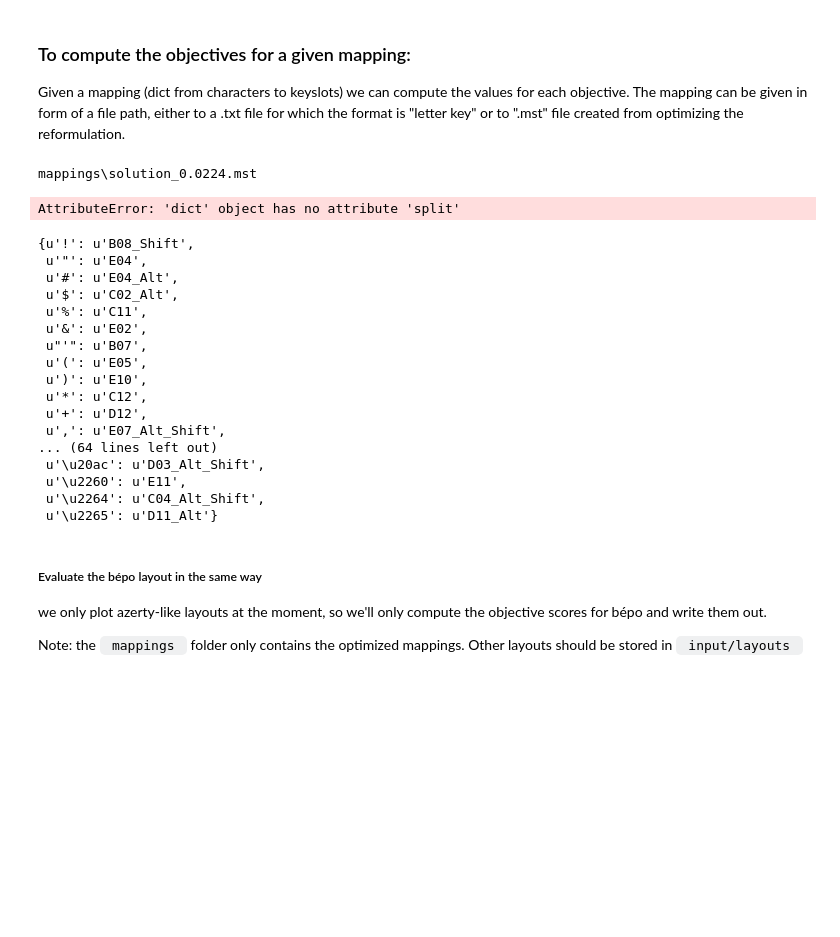
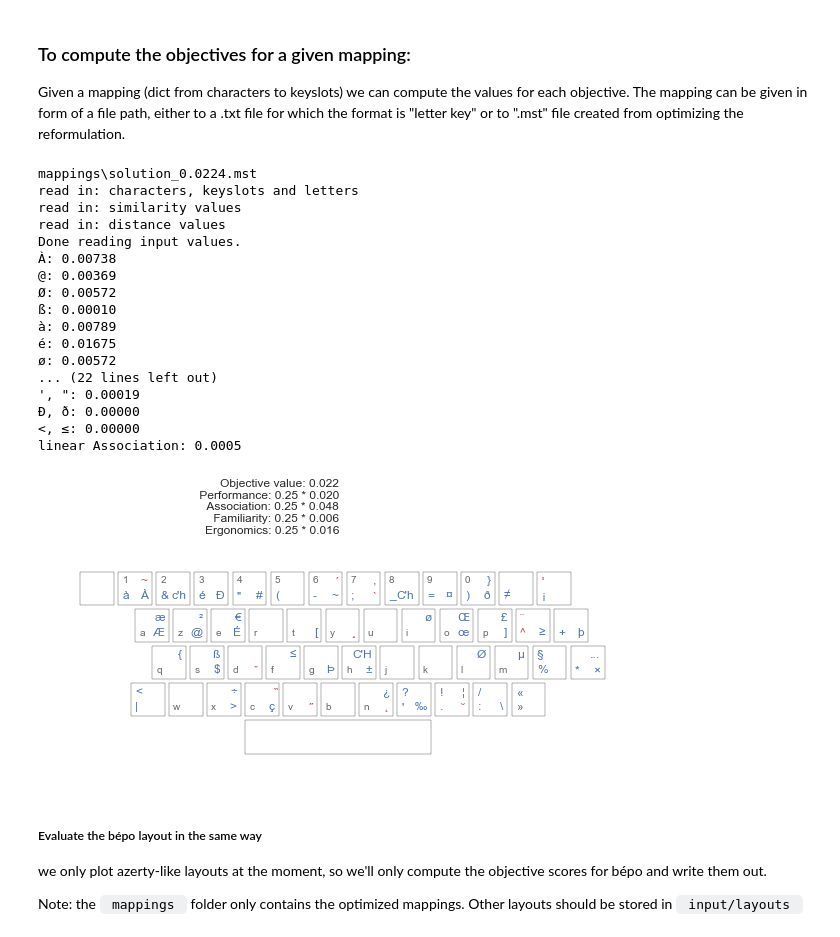
Before and after one commit to annafeit/optimizing-the-french-keyboard, a Jupyter notebook: Define scenario and optimize.ipynb, the cells around one changed output. Cells and saved outputs as stored; diff of their text form; code cells hidden in the pictures; blank space fills up the shorter version.

```diff
--- a/Define scenario and optimize.ipynb
+++ b/Define scenario and optimize.ipynb
@@ -147,31 +151,27 @@ The mapping can be given in form of a file path, either to a .txt file for which
 or to ".mst" file created from optimizing the reformulation.
 # %%
 #You can directly use the plot_mapping function:
-path = "mappings\\solution_0.0224.txt"
+path = "mappings\\solution_0.0224.mst"
 plot_mapping(path, plotname=path+".png", w_p=w_p, w_a=w_a, w_f=w_f, w_e=w_e, level_cost=level_cost, quadratic=1)
 # %% [output]
 mappings\solution_0.0224.mst
+read in: characters, keyslots and letters
+read in: similarity values
+read in: distance values
+Done reading input values.
+À: 0.00738
+@: 0.00369
+Ø: 0.00572
+ß: 0.00010
+à: 0.00789
+é: 0.01675
+ø: 0.00572
+... (22 lines left out)
+', ": 0.00019
+Ð, ð: 0.00000
+<, ≤: 0.00000
+linear Association: 0.0005
-AttributeError: 'dict' object has no attribute 'split'
+[figure, added]
-# %%
-mapping
-# %% [output]
-{u'!': u'B08_Shift',
- u'"': u'E04',
- u'#': u'E04_Alt',
- u'$': u'C02_Alt',
- u'%': u'C11',
- u'&': u'E02',
- u"'": u'B07',
- u'(': u'E05',
- u')': u'E10',
- u'*': u'C12',
- u'+': u'D12',
- u',': u'E07_Alt_Shift',
-... (64 lines left out)
- u'\u20ac': u'D03_Alt_Shift',
- u'\u2260': u'E11',
- u'\u2264': u'C04_Alt_Shift',
- u'\u2265': u'D11_Alt'}
 # %% [markdown]
 ##### Evaluate the bépo layout in the same way
 we only plot azerty-like layouts at the moment, so we'll only compute the objective scores for bépo and write them out.
```
Also changed, not shown: parts of 6 cells of this notebook, 56 other files.
